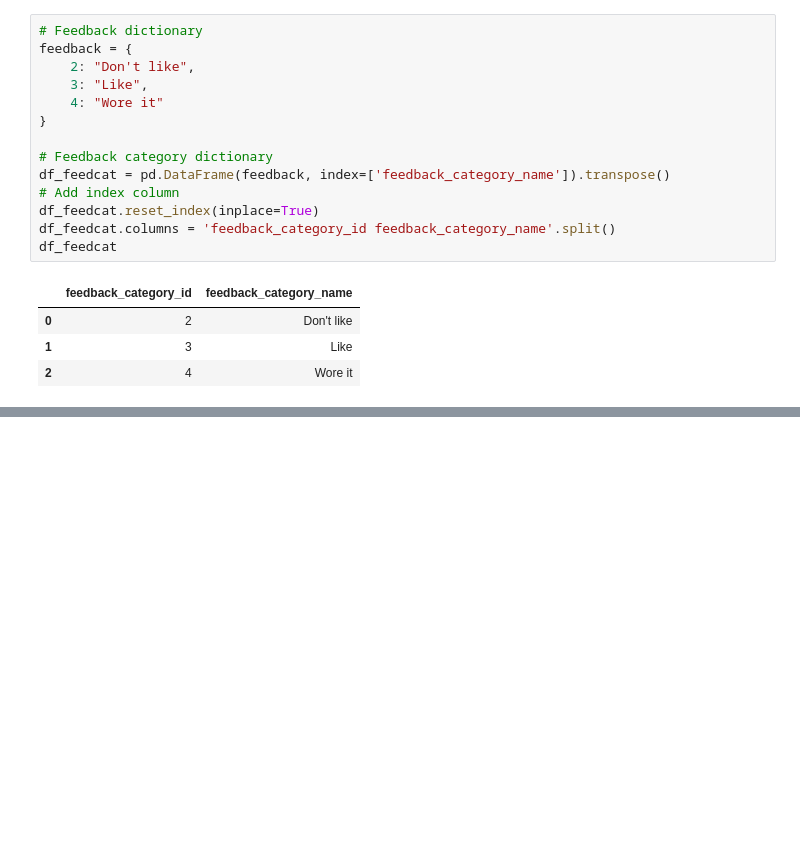
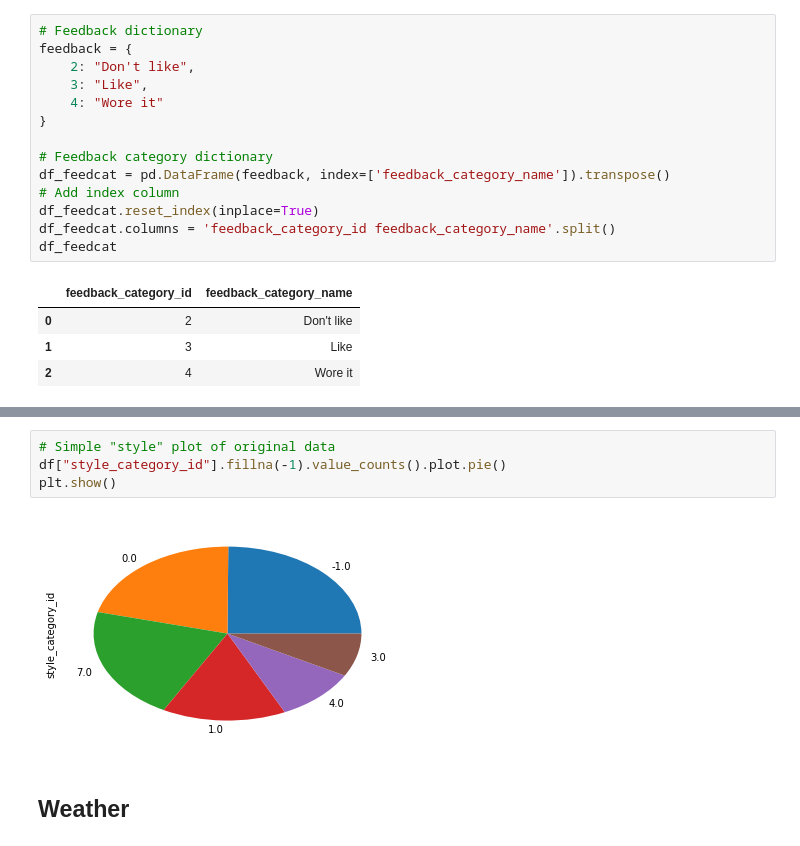
Before and after one commit to tkornuta/python-sandbox, a Jupyter notebook: panda/visualize_feedback2.ipynb, the cells around one changed output, grey strips where cells are left out. Saved outputs shown, nothing was run; the diff lists cells and outputs as text; blank space fills up the shorter version.

```diff
--- a/panda/visualize_feedback2.ipynb
+++ b/panda/visualize_feedback2.ipynb
@@ -47,0 +110,8 @@ plt.show()
+# %%
+# Simple "style" plot of original data
+df["style_category_id"].fillna(-1).value_counts().plot.pie()
+plt.show()
+# %% [output]
+[figure, added]
+# %% [markdown]
+## Weather
```
Also changed, not shown: parts of 16 cells of this notebook.
